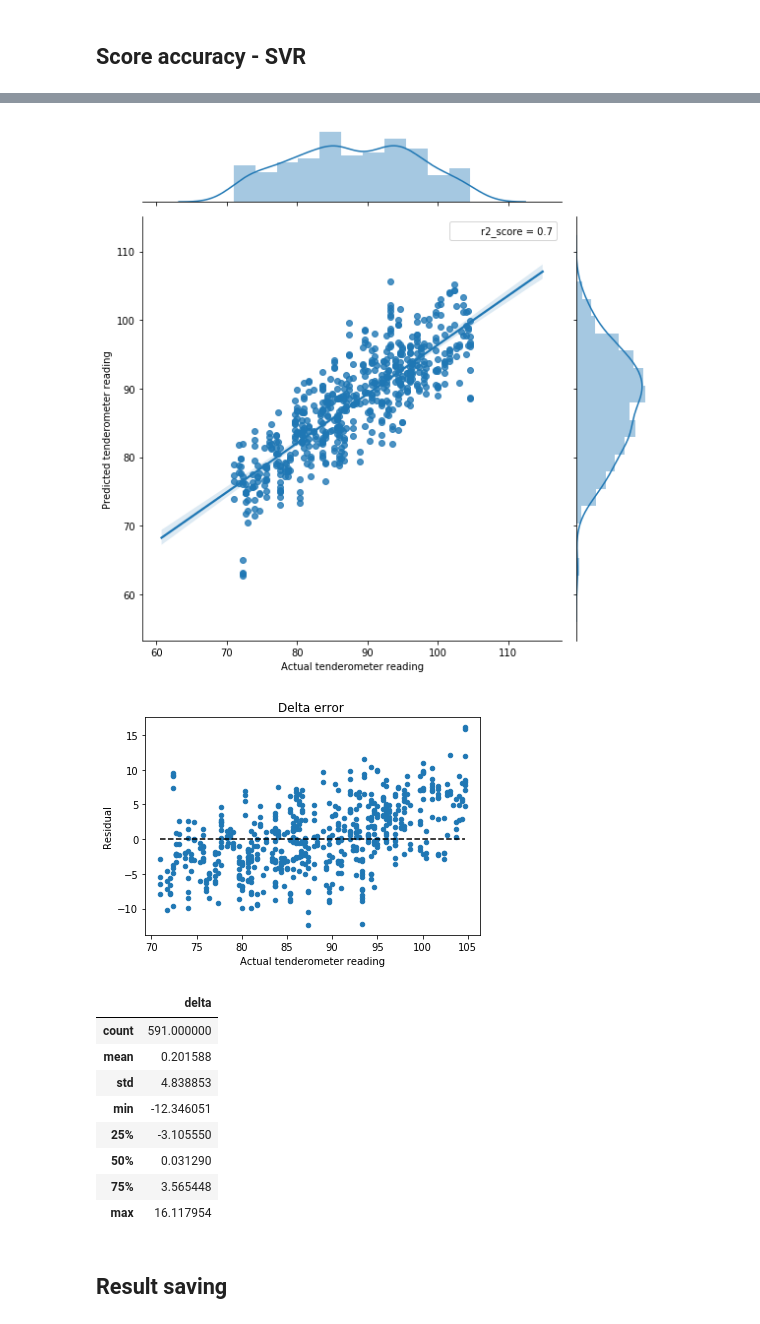
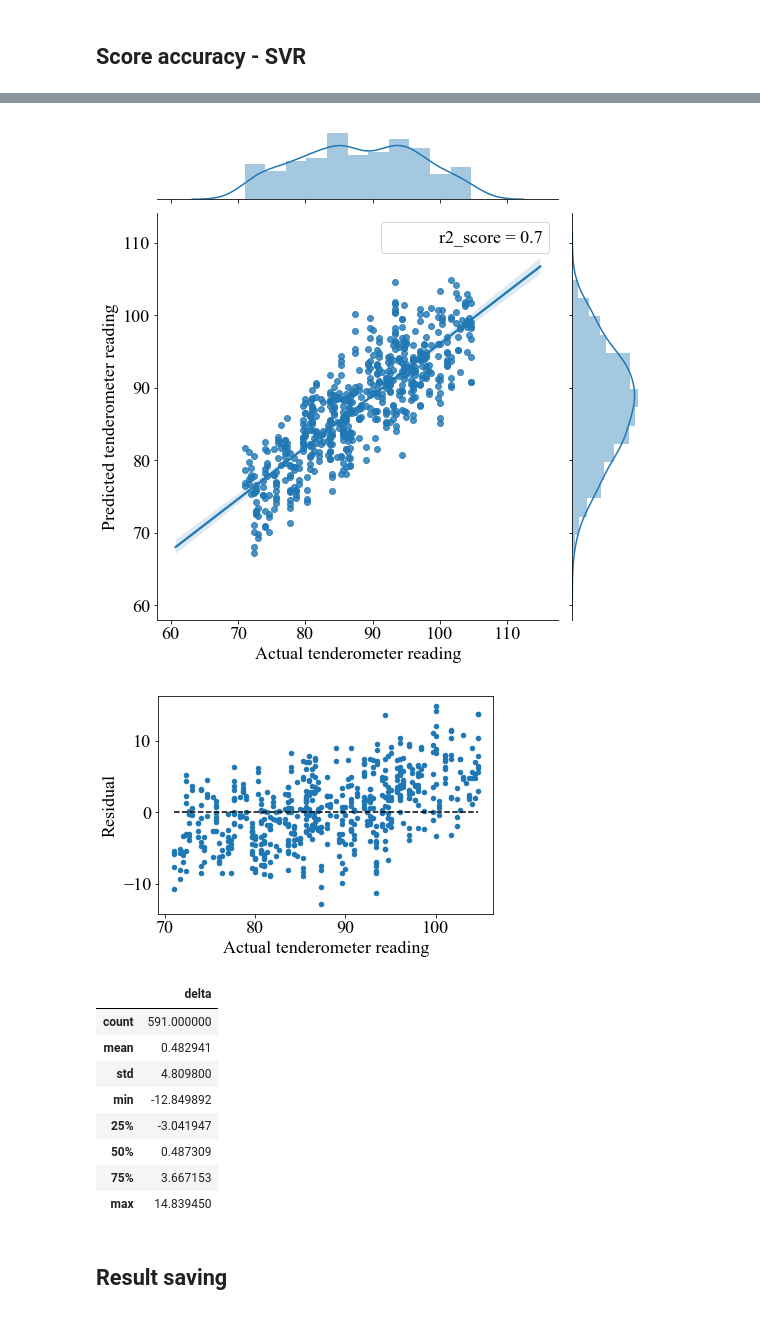
Before and after one commit to rudloffl/open-nirs, a Jupyter notebook: notebooks/C4 - regression SVM.ipynb, the cells around one changed output, grey strips where cells are left out. Drawn from its saved outputs; the diff is of its cells as text; code cells hidden in the pictures.

Commit message:
Times new roman for graphs

```diff
--- a/notebooks/C4 - regression SVM.ipynb
+++ b/notebooks/C4 - regression SVM.ipynb
@@ -2,6 +2,11 @@
 import numpy as np
 import pandas as pd
 import matplotlib.pyplot as plt
+# %%
+# Font modification
+plt.rcParams['font.sans-serif'] = "Times New Roman"
+plt.rcParams['font.family'] = "sans-serif"
+plt.rcParams['font.size'] = 18
 # %%
 # Use with caution
 if True:
@@ -129,9 +97,7 @@ pca = PCA()
 # %% [markdown]
 # Tree construction
 # %%
-lrpipelist1 = [#('snv', snv),
-               ('savgol', savgol),
-               #('snv', snv),
+lrpipelist1 = [('savgol', savgol),
                ('scaler', scaler),
                ('pca', pca)] #
 pipe1 = Pipeline(lrpipelist1)
@@ -146,5 +112,5 @@ elnet = ElasticNet(random_state=0, max_iter=10000)
 # %%
-listpipereg = [('pipe1', pipe1), ('elnet', elnet)] #
+listpipereg = [('pipe1', pipe1), ('svr', svr)] #
 pipereg = Pipeline(listpipereg)
 # %%
 pipereg.fit(spectra, spectra['target'])
@@ -478,30 +483,29 @@ from sklearn.metrics import r2_score
 sns.jointplot(x='target', y='pred', data=df,  height=8, stat_func=r2_score, kind='reg',)
 plt.xlabel('Actual tenderometer reading')
 plt.ylabel('Predicted tenderometer reading')
-plt.savefig('SVR - result regression SVR.png')
+plt.savefig('SVR - result regression SVR.png', bbox_inches='tight')
 plt.show()
 # %% [output]
-[figure, old version]
+[figure, new version]
 # %%
 df.plot.scatter('target', 'delta')
 plt.plot([df['target'].min(), df['target'].max()], [0, 0], color='k', linestyle='--')
-plt.title('Delta error ')
 plt.xlabel('Actual tenderometer reading')
 plt.ylabel('Residual')
-plt.savefig('SVR - residual.png')
+plt.savefig('SVR - residual.png', bbox_inches='tight')
 plt.show()
 df[['delta']].describe()
 # %% [output]
-[figure, old version]
+[figure, new version]
 |  | delta |
 | count | 591.000000 |
-| mean | 0.201588 |
-| std | 4.838853 |
-| min | -12.346051 |
-| 25% | -3.105550 |
-| 50% | 0.031290 |
-| 75% | 3.565448 |
-| max | 16.117954 |
+| mean | 0.482941 |
+| std | 4.809800 |
+| min | -12.849892 |
+| 25% | -3.041947 |
+| 50% | 0.487309 |
+| 75% | 3.667153 |
+| max | 14.839450 |
 # %% [markdown]
 ## Result saving
 # %%
```
Also changed, not shown: parts of 33 cells of this notebook, 7 other files.
